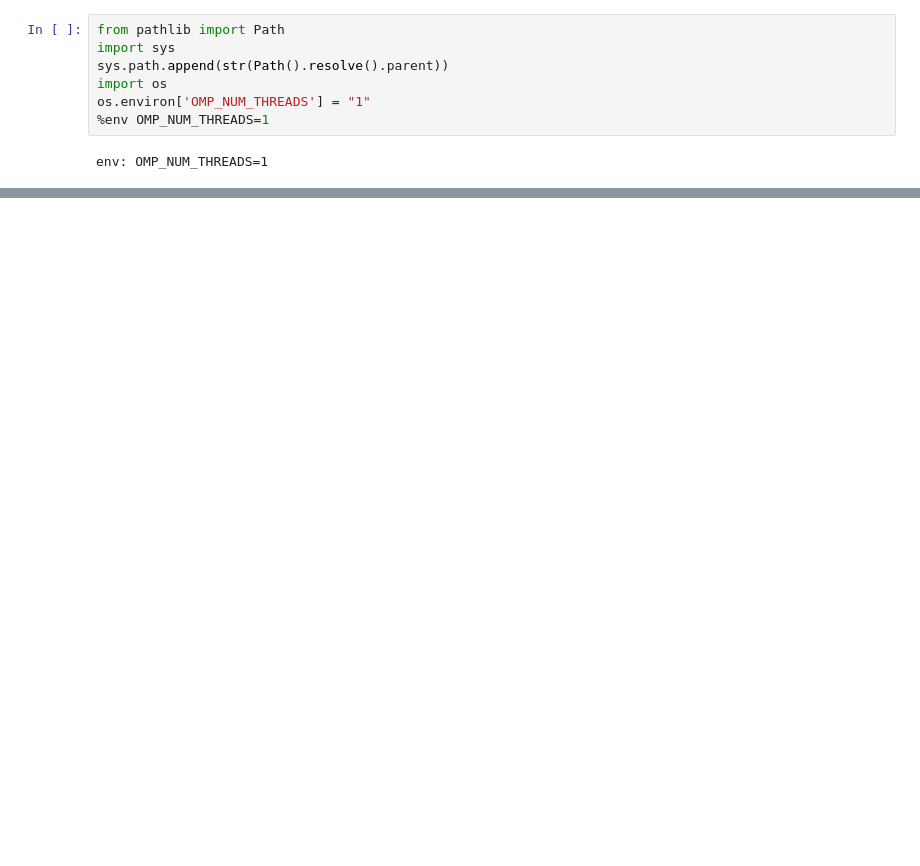
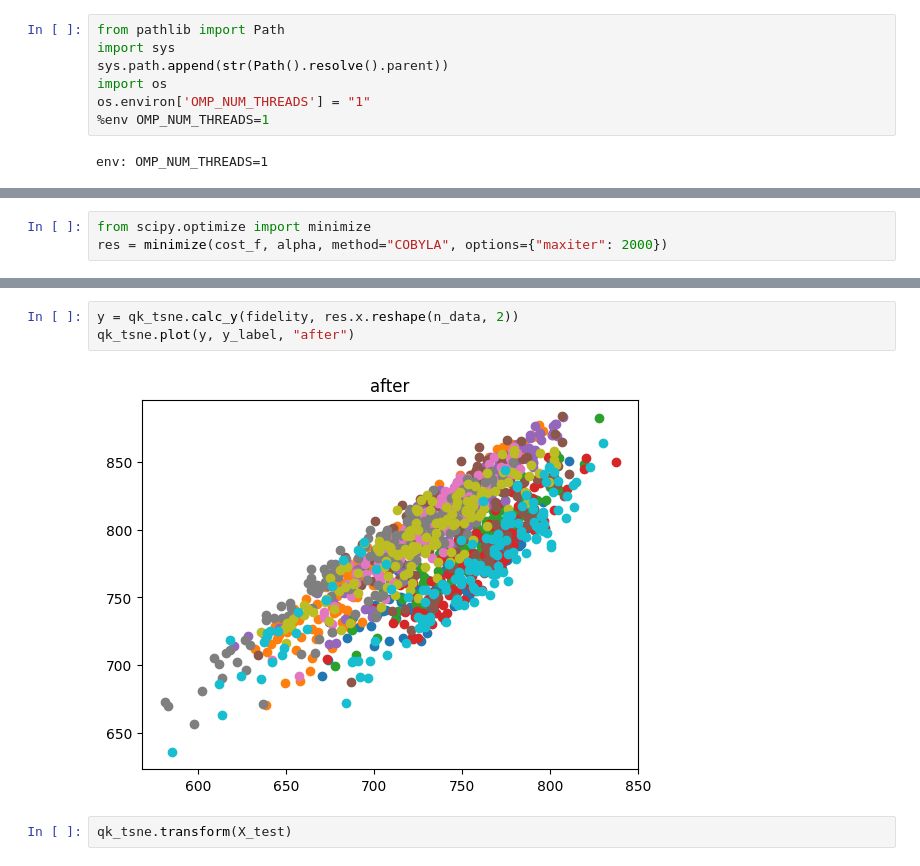
Before and after one commit to Qulacs-Osaka/scikit-quri, a Jupyter notebook: samples/test_kernel_tsne.ipynb, the cells around one changed output, grey strips where cells are left out. Drawn from its saved outputs; the diff is of its cells as text; blank space fills up the shorter version.

```diff
--- a/samples/test_kernel_tsne.ipynb
+++ b/samples/test_kernel_tsne.ipynb
@@ -61,0 +124,3 @@ elapsed time:5.661210999940522
+# %%
+from scipy.optimize import minimize
+res = minimize(cost_f, alpha, method="COBYLA", options={"maxiter": 2000})
@@ -61,0 +145,7 @@ elapsed time:5.661210999940522
+# %%
+y = qk_tsne.calc_y(fidelity, res.x.reshape(n_data, 2))
+qk_tsne.plot(y, y_label, "after")
+# %% [output]
+[figure, added]
+# %%
+qk_tsne.transform(X_test)
```
Also changed, not shown: parts of 11 cells of this notebook, 9 other files.
